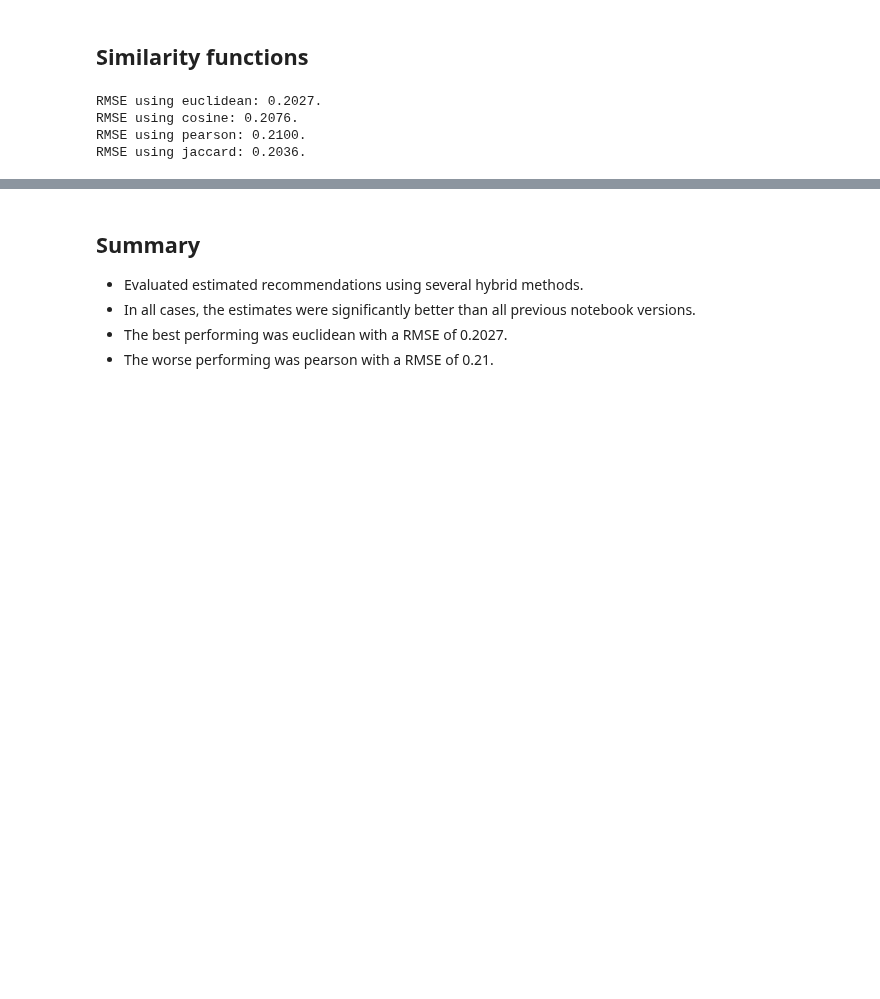
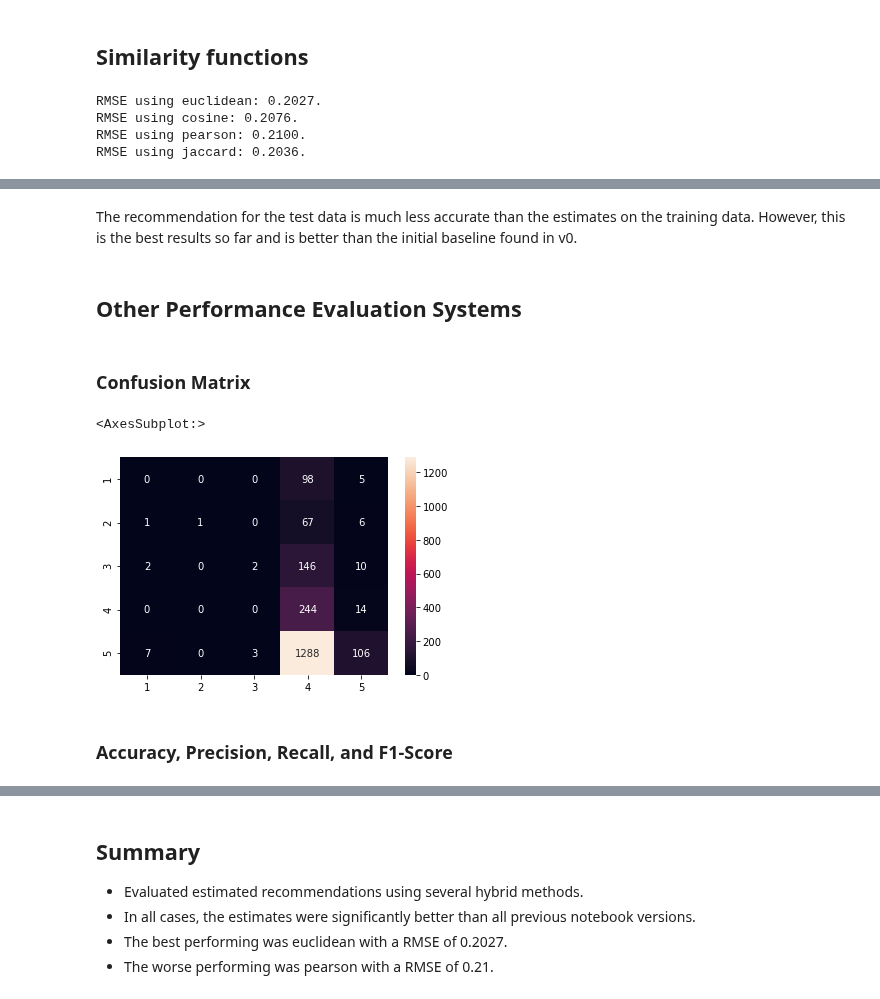
Before and after one commit to JasonCaldwellMBA/Grocery_Recommender, a Jupyter notebook: Notebooks/Modeling_Recommendation_Hybrid_v3.ipynb, the cells around one changed output, grey strips where cells are left out. Drawn from its saved outputs; the diff is of its cells as text; code cells hidden in the pictures; blank space fills up the shorter version.

```diff
--- a/Notebooks/Modeling_Recommendation_Hybrid_v3.ipynb
+++ b/Notebooks/Modeling_Recommendation_Hybrid_v3.ipynb
@@ -96,7 +99,10 @@ class Recommender(object):
         their_ids = all_ratings.index
         their_ratings = all_ratings.overall
         their_profiles = self.all_user_profiles[their_ids]
-        user_profile = self.all_user_profiles[user_id]
+        try:
+            user_profile = self.all_user_profiles[user_id]
+        except KeyError:
+            return 4.0 * 0.5 + self.overall_mean * 0.5
         sims = their_profiles.apply(lambda profile: self.similarity(profile, user_profile), axis=0)
         ratings_sims = pd.DataFrame({'sim': sims, 'overall': their_ratings})
         ratings_sims = ratings_sims[ratings_sims.sim > 0]
@@ -127,0 +151,5 @@ RMSE using jaccard: 0.2036.
+# %% [markdown]
+The recommendation for the test data is much less accurate than the estimates on the training data.
+However, this is the best results so far and is better than the initial baseline found in v0.
+# %% [markdown]
+## Other Performance Evaluation Systems
@@ -127,0 +164,10 @@ RMSE using jaccard: 0.2036.
+# %% [markdown]
+### Confusion Matrix
+# %%
+cm = confusion_matrix(y_test, y_pred)
+sns.heatmap(cm, annot=True, fmt='d', xticklabels=[1,2,3,4,5], yticklabels=[1,2,3,4,5])
+# %% [output]
+<AxesSubplot:>
+[figure, added]
+# %% [markdown]
+### Accuracy, Precision, Recall, and F1-Score
```
Also changed, not shown: parts of 18 cells of this notebook.
